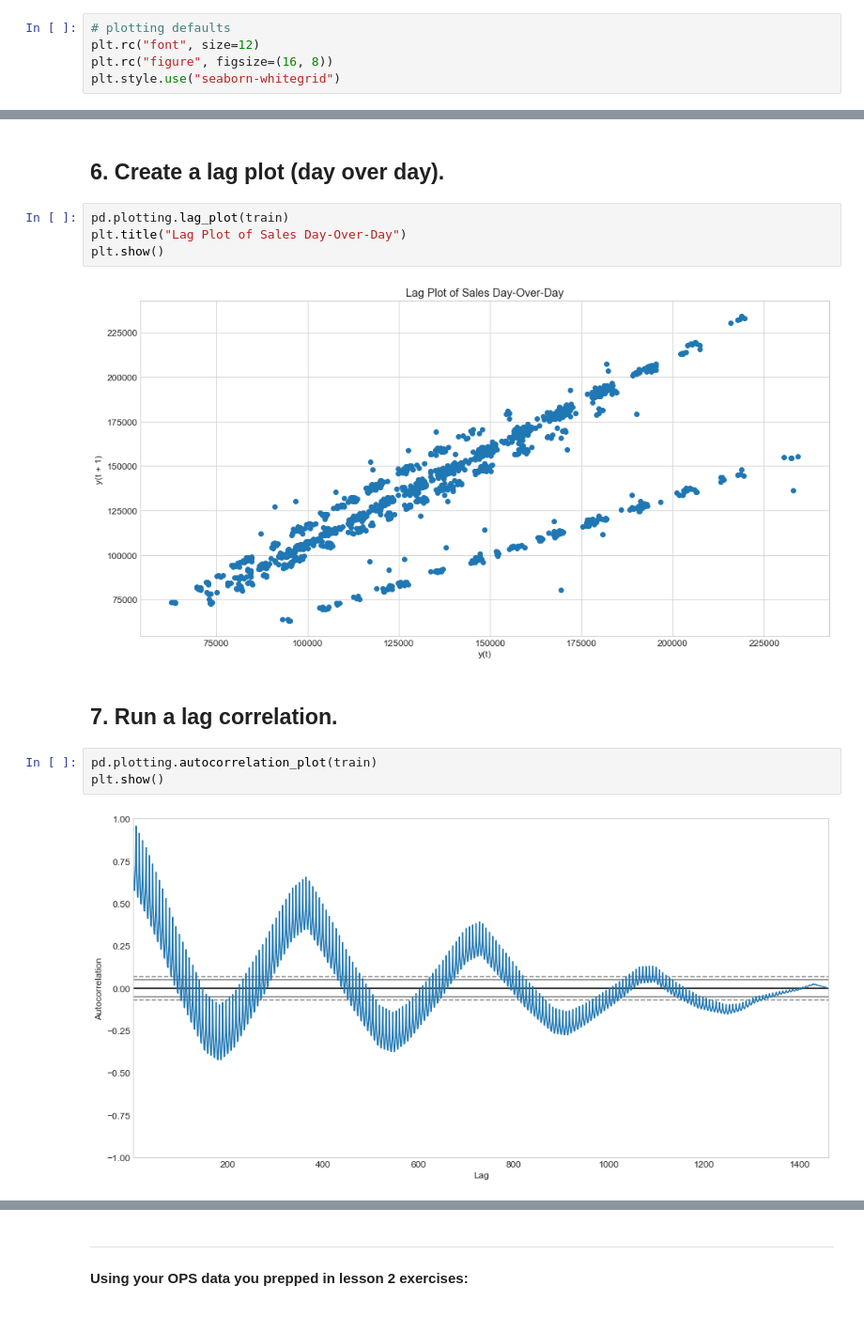
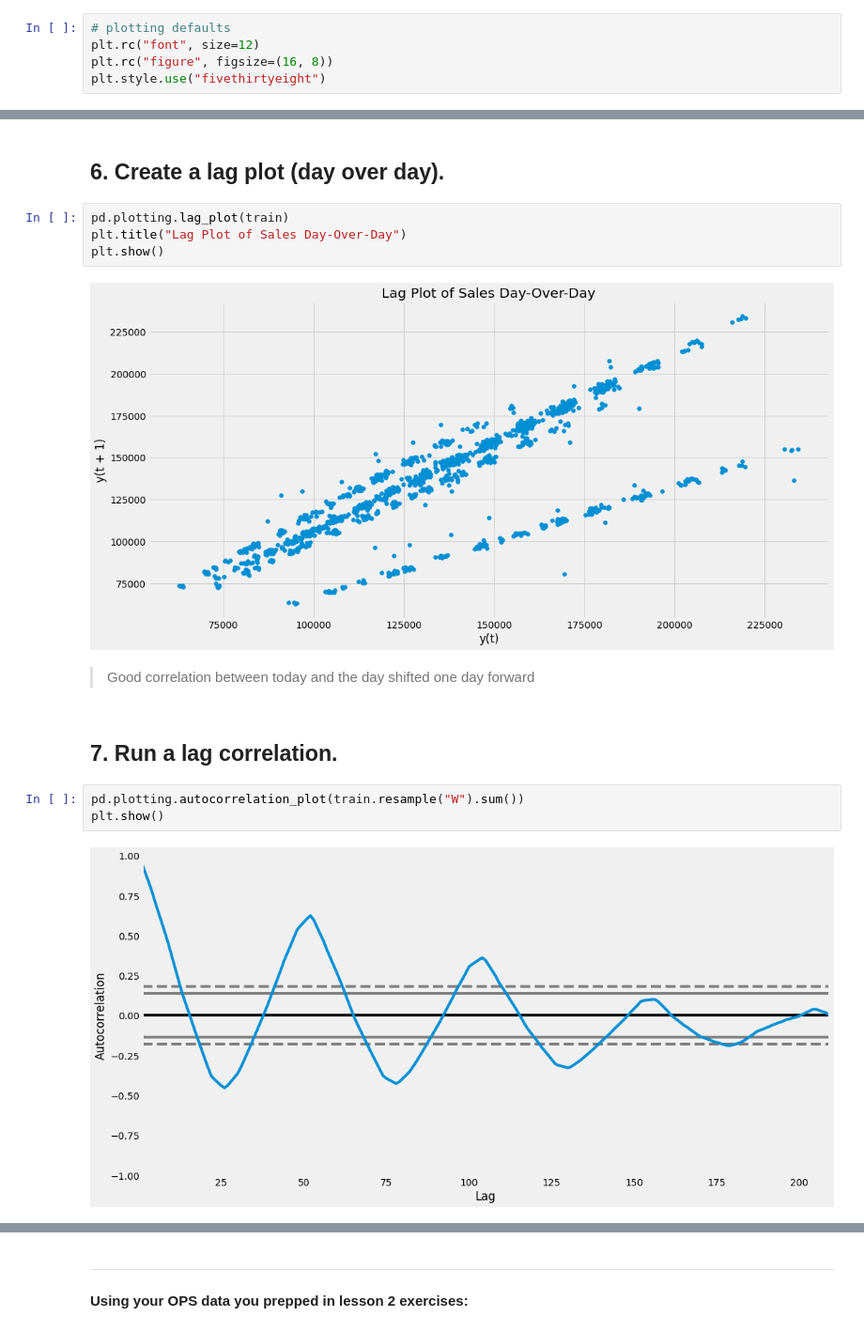
Before and after one commit to aleclhartman/ds-methodologies-exercises, a Jupyter notebook: time_series/explore.ipynb, the cells around one changed output, grey strips where cells are left out. Shown at 94% size. Drawn from its saved outputs; the diff is of its cells as text.

```diff
--- a/time_series/explore.ipynb
+++ b/time_series/explore.ipynb
@@ -20,7 +20,7 @@ import prepare as pr
 # plotting defaults
 plt.rc("font", size=12)
 plt.rc("figure", figsize=(16, 8))
-plt.style.use("seaborn-whitegrid")
+plt.style.use("fivethirtyeight")
 # %% [markdown]
 ---
 **Using your store items data you prepped in lesson 2 exercises:**
@@ -170,11 +250,13 @@ pd.plotting.lag_plot(train)
 plt.title("Lag Plot of Sales Day-Over-Day")
 plt.show()
 # %% [output]
-[figure, old version]
+[figure, new version]
+# %% [markdown]
+> Good correlation between today and the day shifted one day forward
 # %% [markdown]
 ## 7. Run a lag correlation.
 # %%
-pd.plotting.autocorrelation_plot(train)
+pd.plotting.autocorrelation_plot(train.resample("W").sum())
 plt.show()
 # %% [output]
-[figure, old version]
+[figure, new version]
```
Also changed, not shown: parts of 22 cells of this notebook, 1 other file.
